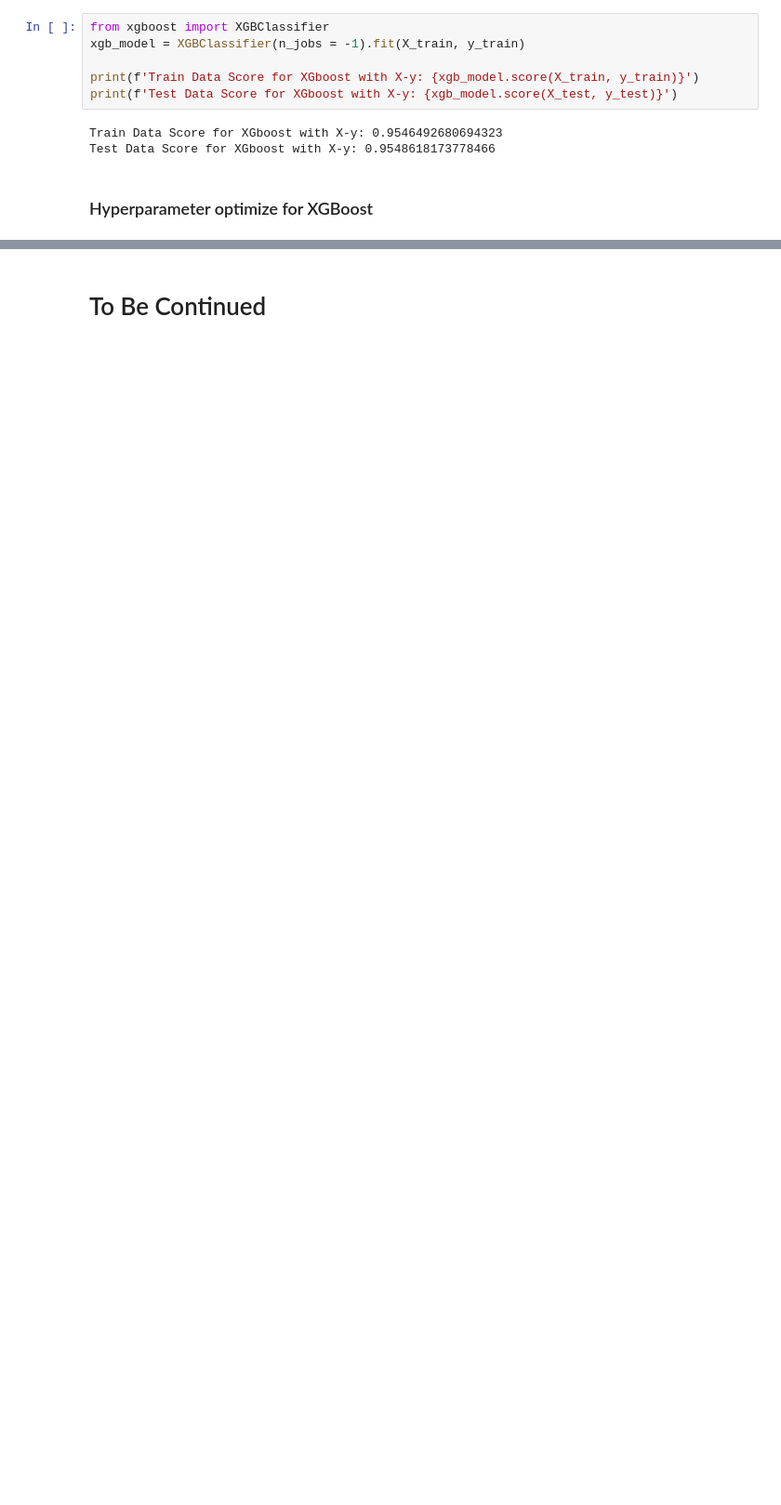
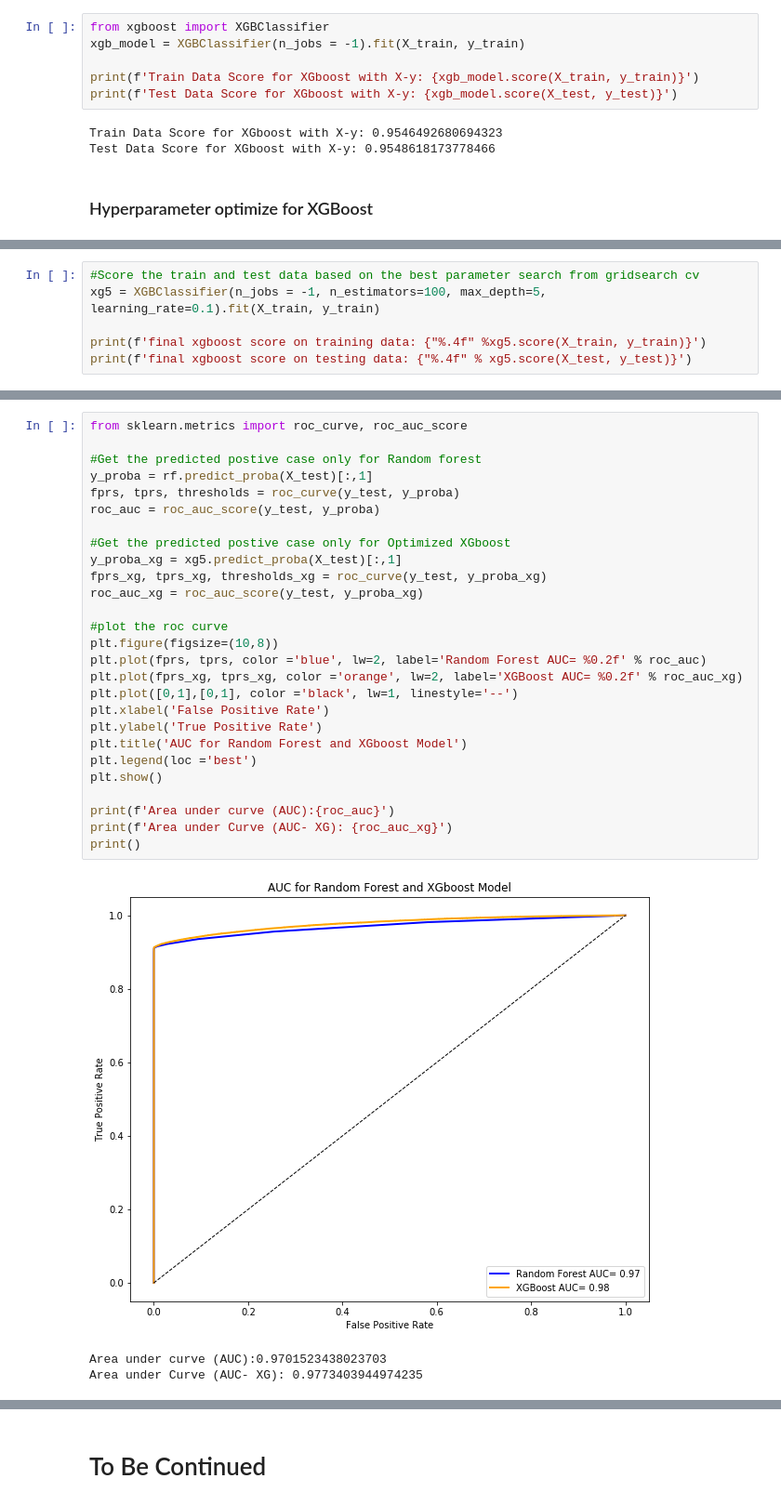
Before and after one commit to terrancexia/Home-Credit-Default-Risk-, a Jupyter notebook: Home Credit Default Risk.ipynb, the cells around one changed output, grey strips where cells are left out. Shown at 93% size. Saved outputs shown, nothing was run; the diff lists cells and outputs as text; blank space fills up the shorter version.

```diff
--- a/Home Credit Default Risk.ipynb
+++ b/Home Credit Default Risk.ipynb
@@ -1834,0 +1949,6 @@ KeyboardInterrupt:
+# %%
+#Score the train and test data based on the best parameter search from gridsearch cv
+xg5 = XGBClassifier(n_jobs = -1, n_estimators=100, max_depth=5, learning_rate=0.1).fit(X_train, y_train)
+
+print(f'final xgboost score on training data: {"%.4f" %xg5.score(X_train, y_train)}')
+print(f'final xgboost score on testing data: {"%.4f" % xg5.score(X_test, y_test)}')
@@ -1834,0 +2023,31 @@ KeyboardInterrupt:
+# %%
+from sklearn.metrics import roc_curve, roc_auc_score
+
+#Get the predicted postive case only for Random forest
+y_proba = rf.predict_proba(X_test)[:,1]
+fprs, tprs, thresholds = roc_curve(y_test, y_proba)
+roc_auc = roc_auc_score(y_test, y_proba)
+
+#Get the predicted postive case only for Optimized XGboost
+y_proba_xg = xg5.predict_proba(X_test)[:,1]
+fprs_xg, tprs_xg, thresholds_xg = roc_curve(y_test, y_proba_xg)
+roc_auc_xg = roc_auc_score(y_test, y_proba_xg)
+
+#plot the roc curve
+plt.figure(figsize=(10,8))
+plt.plot(fprs, tprs, color ='blue', lw=2, label='Random Forest AUC= %0.2f' % roc_auc)
+plt.plot(fprs_xg, tprs_xg, color ='orange', lw=2, label='XGBoost AUC= %0.2f' % roc_auc_xg)
+plt.plot([0,1],[0,1], color ='black', lw=1, linestyle='--')
+plt.xlabel('False Positive Rate')
+plt.ylabel('True Positive Rate')
+plt.title('AUC for Random Forest and XGboost Model')
+plt.legend(loc ='best')
+plt.show()
+
+print(f'Area under curve (AUC):{roc_auc}')
+print(f'Area under Curve (AUC- XG): {roc_auc_xg}')
+print()
+# %% [output]
+[figure, added]
+Area under curve (AUC):0.9701523438023703
+Area under Curve (AUC- XG): 0.9773403944974235
```
Also changed, not shown: parts of 29 cells of this notebook.
